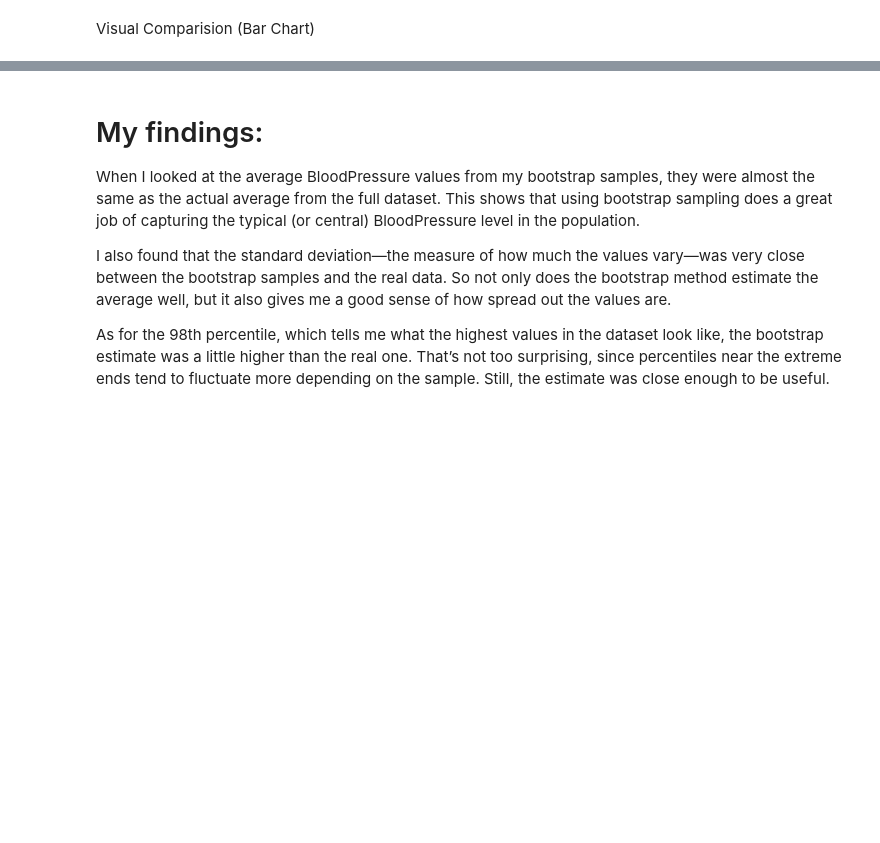
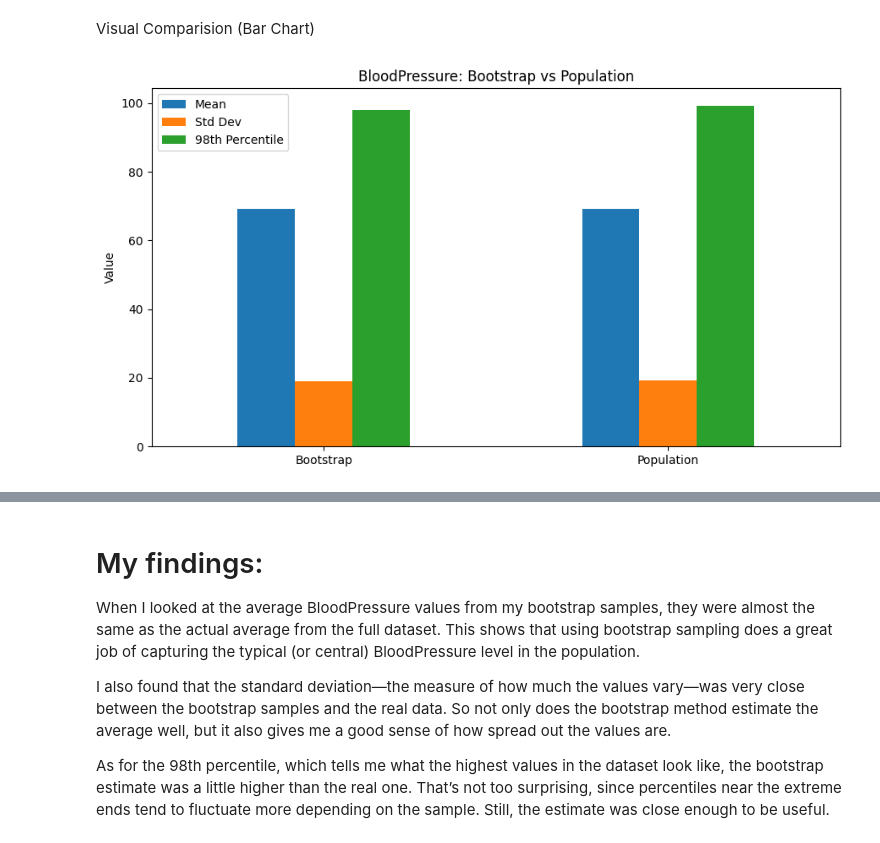
Before and after one commit to meghana-162001/Assignment-3, a Jupyter notebook: pds_assignment_3.ipynb, the cells around one changed output, grey strips where cells are left out. Cells and saved outputs as stored; diff of their text form; code cells hidden in the pictures; blank space fills up the shorter version.

```diff
--- a/pds_assignment_3.ipynb
+++ b/pds_assignment_3.ipynb
@@ -88,13 +88,15 @@ Visual Comparision (Bar Chart)
 # %%
 # Compare in chart
 bp_stats_df = pd.DataFrame({
     'Mean': [avg_boot_mean, pop_mean],
     'Std Dev': [avg_boot_std, pop_std],
-    '98th Percentile': [avg_boot_90th, pop_90th]
+    '98th Percentile': [avg_boot_98th, pop_percentile]
 }, index=['Bootstrap', 'Population'])
 
 bp_stats_df.plot(kind='bar', figsize=(9, 5), title='BloodPressure: Bootstrap vs Population')
 plt.ylabel('Value')
 plt.xticks(rotation=0)
 plt.tight_layout()
 plt.show()
+# %% [output]
+[figure, added]
```
Also changed, not shown: parts of 1 cell of this notebook.
